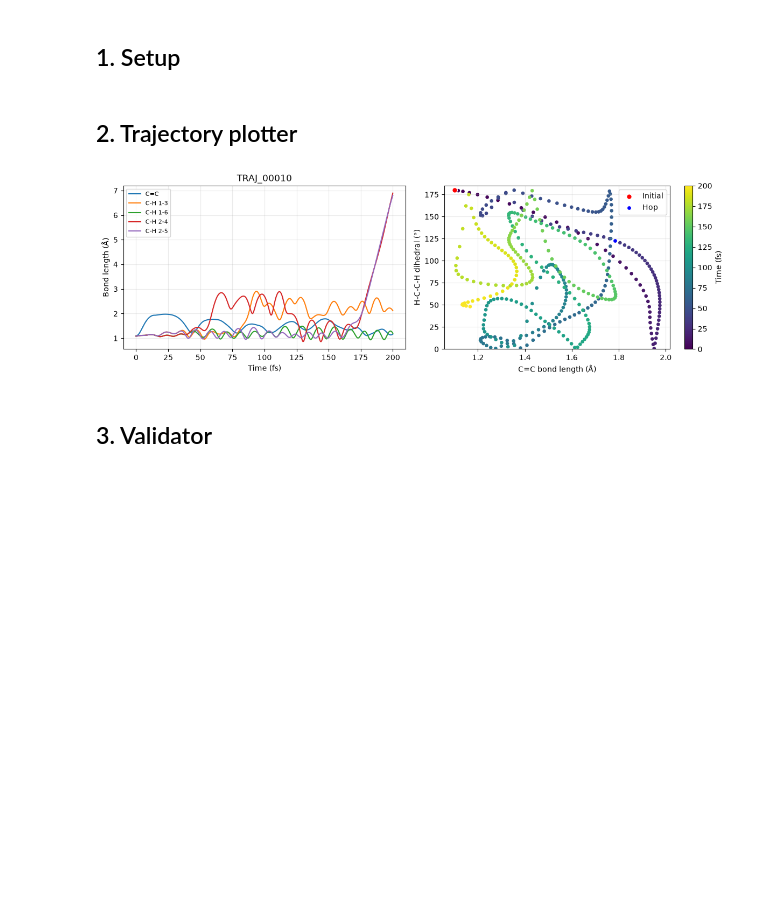
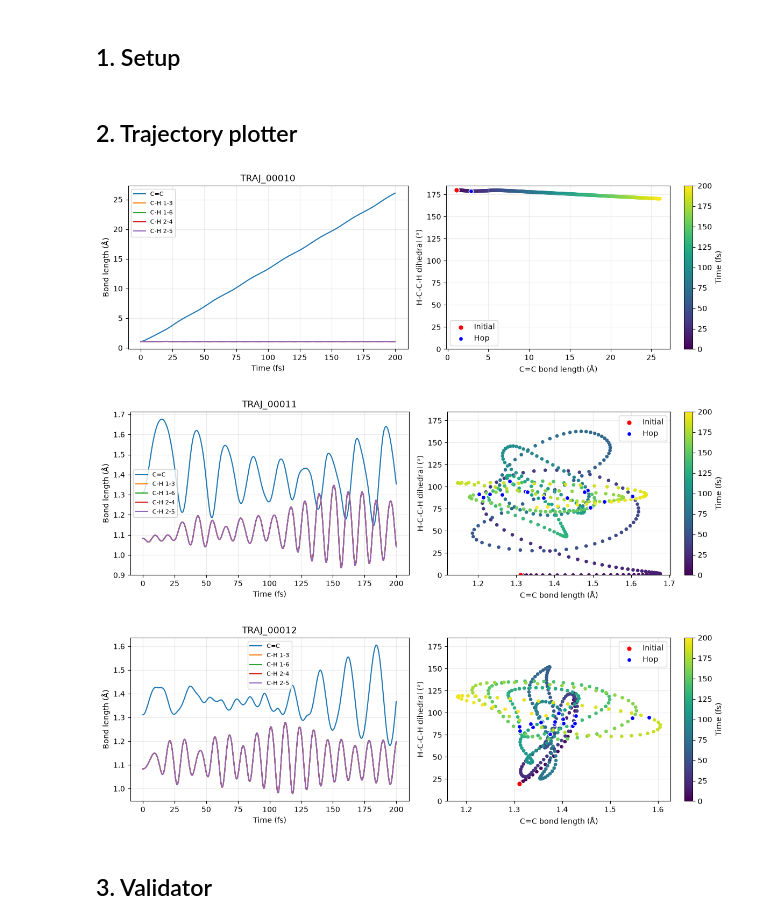
Before and after one commit to yoghurtfork/X-MACE-sampling, a Jupyter notebook: sharc/traj_analyser.ipynb, the cells around one changed output. Drawn from its saved outputs; the diff is of its cells as text; code cells hidden in the pictures; blank space fills up the shorter version.

Commit message:
More plots of SHARC results

```diff
--- a/sharc/traj_analyser.ipynb
+++ b/sharc/traj_analyser.ipynb
@@ -11,7 +11,7 @@ import matplotlib.pyplot as plt
 
 # Run from the repository root or sharc/. Change this for another SHARC run.
 SEARCH_ROOT = Path("sharc") if Path("sharc").is_dir() else Path(".")
-RUN_DIRECTORY = "ethene_molcas"
+RUN_DIRECTORY = "ethene_01_dynamic_random"
 TRAJECTORY_CUTOFF_TIME_FS = 200.0
 
 # shnitsel.sanity_check defaults: Å for lengths and eV for energies.
@@ -135,6 +135,16 @@ def initial_ethene_coordinates(symbols, xyz0):
     dihedral = np.degrees(np.arctan2(np.dot(np.cross(b1, v), w), np.dot(v, w)))
     return float(np.linalg.norm(p1 - p2)), float(abs((dihedral + 180) % 360 - 180)), None
 
+def signed_dihedral_deg(coordinates, atom_indices=(3, 1, 2, 4)):
+    """Return the signed 1-based H-C-C-H dihedral in degrees."""
+    p0, p1, p2, p3 = coordinates[np.asarray(atom_indices, dtype=int) - 1]
+    b0, b1, b2 = -(p1 - p0), p2 - p1, p3 - p2
+    b1 /= np.linalg.norm(b1)
+    v, w = b0 - np.dot(b0, b1) * b1, b2 - np.dot(b2, b1) * b1
+    if np.linalg.norm(v) == 0 or np.linalg.norm(w) == 0:
+        raise ValueError("undefined H-C-C-H dihedral")
+    return float((np.degrees(np.arctan2(np.dot(np.cross(b1, v), w), np.dot(v, w))) + 180.0) % 360.0 - 180.0)
+
 def validate_trajectory(directory):
     """Return one report record; unreadable input is not a physical failure."""
     xyz_path, lis_path = directory / "output.xyz", directory / "output.lis"
@@ -170,28 +180,30 @@ def validate_trajectory(directory):
 ## 2. Trajectory plotter
 # %%
 # Accept an integer, range, or sequence of trajectory numbers.
-TRAJECTORIES_TO_PLOT = 10
+TRAJECTORIES_TO_PLOT = range(10,13)
 requested = {TRAJECTORIES_TO_PLOT} if isinstance(TRAJECTORIES_TO_PLOT, int) else set(TRAJECTORIES_TO_PLOT)
 for directory in discover_trajectories():
     number = int(directory.name.removeprefix("TRAJ_"))
     if number not in requested: continue
     try:
         _, time, xyz, states, _, _ = load_trajectory(directory)
         cc = np.linalg.norm(xyz[:, 0] - xyz[:, 1], axis=1)
         ch = [np.linalg.norm(xyz[:, i] - xyz[:, j], axis=1) for i, j in ETHENE_BONDS[1:]]
         dih = np.asarray([abs(signed_dihedral_deg(frame)) for frame in xyz])
         hops = np.r_[False, states[1:] != states[:-1]]
         fig, axes = plt.subplots(1, 2, figsize=(12, 4))
         axes[0].plot(time, cc, label="C=C")
         for pair, values in zip(ETHENE_BONDS[1:], ch): axes[0].plot(time, values, label=f"C-H {pair[0]+1}-{pair[1]+1}")
         axes[0].set(xlabel="Time (fs)", ylabel="Bond length (Å)", title=directory.name); axes[0].legend(fontsize=8); axes[0].grid(alpha=.25)
         points = axes[1].scatter(cc, dih, c=time, cmap="viridis", s=14)
         axes[1].scatter(cc[0], dih[0], color="red", s=48, edgecolors="white", label="Initial")
         axes[1].scatter(cc[hops], dih[hops], color="blue", s=35, edgecolors="white", label="Hop")
         fig.colorbar(points, ax=axes[1], label="Time (fs)"); axes[1].set(xlabel="C=C bond length (Å)", ylabel="H-C-C-H dihedral (°)", ylim=(0,185)); axes[1].legend(); axes[1].grid(alpha=.25); fig.tight_layout(); plt.show()
     except (OSError, ValueError) as error: print(f"Skipped {directory.name}: {error}")
 # %% [output]
-[figure, old version]
+[figure, new version]
+[figure, added]
+[figure, added]
 # %% [markdown]
 ## 3. Validator
 # %%
```
Also changed, not shown: parts of 9 cells of this notebook.
